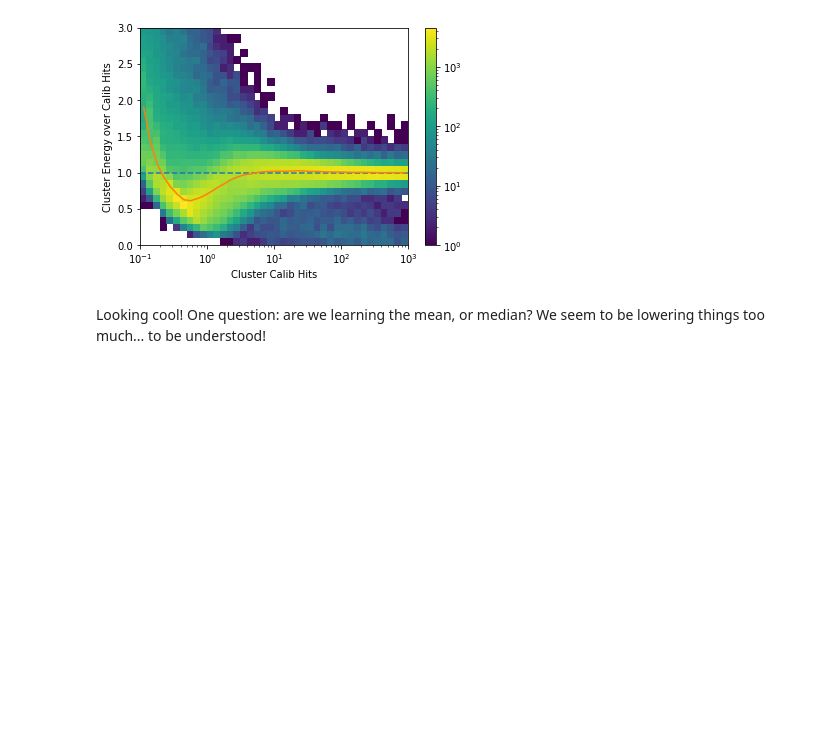
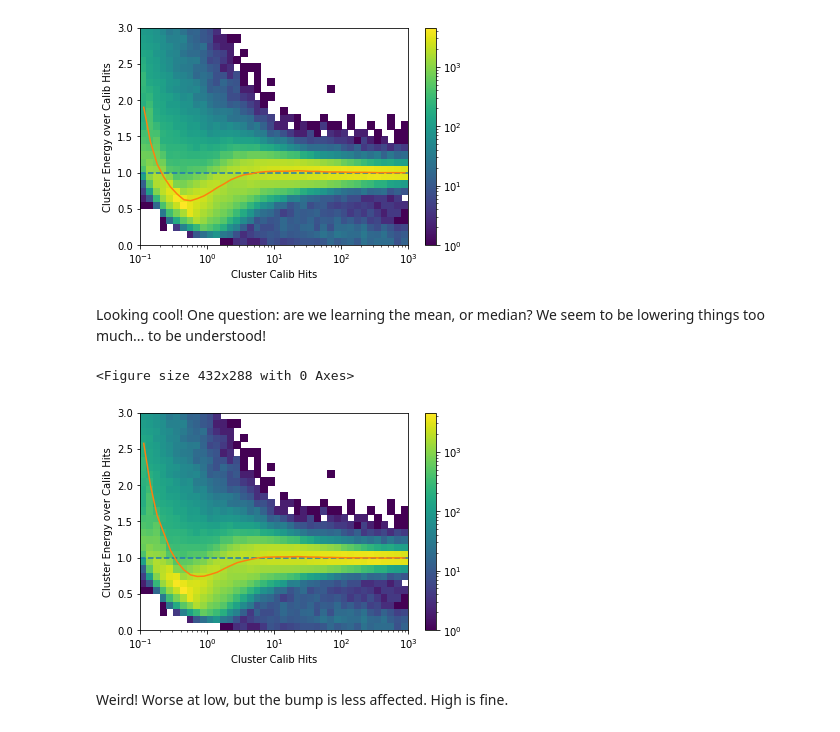
Before and after one commit to russbate42/UBCPionML, a Jupyter notebook: regression/TopClusterRegressionRewrite.ipynb, the cells around one changed output. Drawn from its saved outputs; the diff is of its cells as text; code cells hidden in the pictures; blank space fills up the shorter version.

Commit message:
add a mean study for the response

```diff
--- a/regression/TopClusterRegressionRewrite.ipynb
+++ b/regression/TopClusterRegressionRewrite.ipynb
@@ -141,11 +141,11 @@ plt.show()
 # %% [markdown]
 This is what we wanted! Nice. Can see the shapes that we expect. Let's wrap this all into a function.
 # %%
-def responsePlot(x, y, name):
+def responsePlot(x, y, name, statistic='median'):
     xbin = [10**exp for exp in  np.arange(-1.0, 3.1, 0.1)]
     ybin = np.arange(0., 3.1, 0.1)
     xcenter = [(xbin[i] + xbin[i+1]) / 2 for i in range(len(xbin)-1)]
-    profileXMed = stats.binned_statistic(x, y, bins=xbin,statistic='median').statistic
+    profileXMed = stats.binned_statistic(x, y, bins=xbin,statistic=statistic).statistic
 
     plt.cla(); plt.clf()
     fig = plt.figure()
@@ -312,3 +313,12 @@ responsePlot(pp['cluster_ENG_CALIB_TOT'], predict_base_pp/pp['cluster_ENG_CALIB_
 [figure]
 # %% [markdown]
 Looking cool! One question: are we learning the mean, or median? We seem to be lowering things too much... to be understood!
+# %%
+responsePlot(pp['cluster_ENG_CALIB_TOT'], predict_base_pp/pp['cluster_ENG_CALIB_TOT'],
+                 'hist_2D_calib_vs_baselineregratio_pp_profile_mean',
+                 'mean')
+# %% [output]
+<Figure size 432x288 with 0 Axes>
+[figure, added]
+# %% [markdown]
+Weird! Worse at low, but the bump is less affected. High is fine.
```
Also changed, not shown: parts of 1 cell of this notebook.
